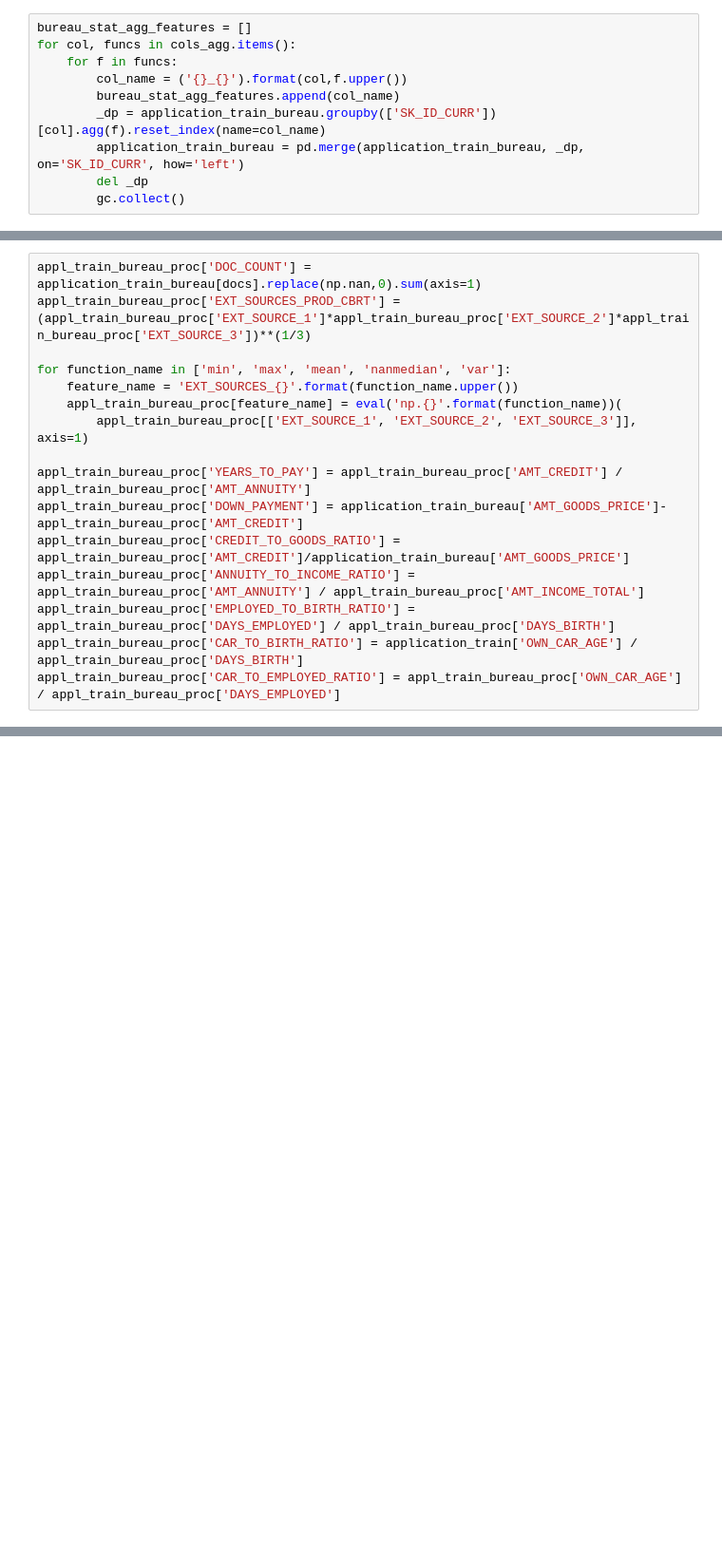
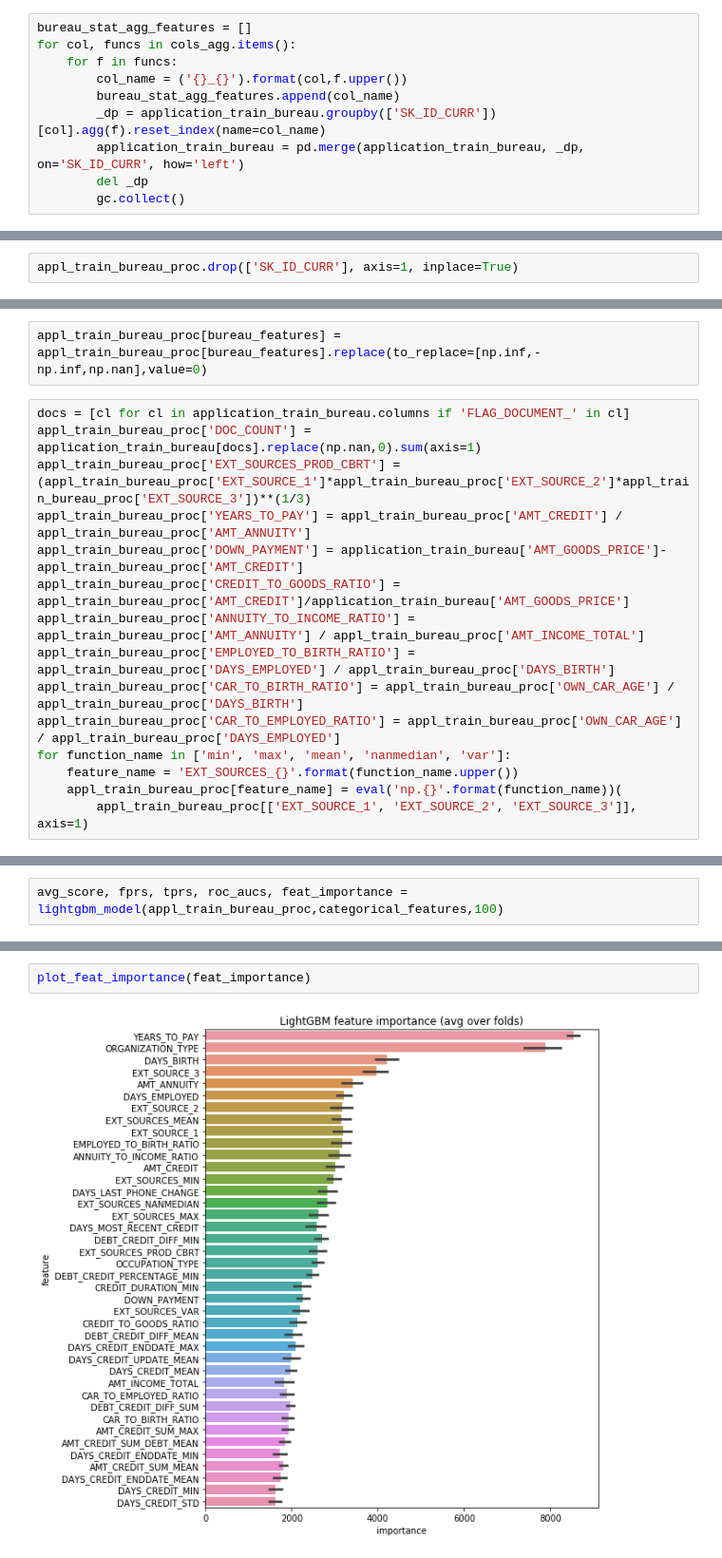
Before and after one commit to aminesnow/ML, a Jupyter notebook: python_applications/credit_default_risk/credit_default_risk_study.ipynb, the cells around one changed output, grey strips where cells are left out. Shown at 95% size. Saved outputs shown, nothing was run; the diff lists cells and outputs as text; blank space fills up the shorter version.

Commit message:
tested lightgbm with bureau features

```diff
--- a/python_applications/credit_default_risk/credit_default_risk_study.ipynb
+++ b/python_applications/credit_default_risk/credit_default_risk_study.ipynb
@@ -1528,0 +1623,2 @@ appl_train_bureau_proc.info()
+# %%
+appl_train_bureau_proc.drop(['SK_ID_CURR'], axis=1, inplace=True)
@@ -1529,16 +1655,17 @@ appl_train_bureau_proc.info()
+# %%
+appl_train_bureau_proc[bureau_features] = appl_train_bureau_proc[bureau_features].replace(to_replace=[np.inf,-np.inf,np.nan],value=0)
 # %%
+docs = [cl for cl in application_train_bureau.columns if 'FLAG_DOCUMENT_' in cl]
 appl_train_bureau_proc['DOC_COUNT'] = application_train_bureau[docs].replace(np.nan,0).sum(axis=1)
 appl_train_bureau_proc['EXT_SOURCES_PROD_CBRT'] = (appl_train_bureau_proc['EXT_SOURCE_1']*appl_train_bureau_proc['EXT_SOURCE_2']*appl_train_bureau_proc['EXT_SOURCE_3'])**(1/3)
-
-for function_name in ['min', 'max', 'mean', 'nanmedian', 'var']:
-    feature_name = 'EXT_SOURCES_{}'.format(function_name.upper())
-    appl_train_bureau_proc[feature_name] = eval('np.{}'.format(function_name))(
-        appl_train_bureau_proc[['EXT_SOURCE_1', 'EXT_SOURCE_2', 'EXT_SOURCE_3']], axis=1)
-
 appl_train_bureau_proc['YEARS_TO_PAY'] = appl_train_bureau_proc['AMT_CREDIT'] / appl_train_bureau_proc['AMT_ANNUITY']
 appl_train_bureau_proc['DOWN_PAYMENT'] = application_train_bureau['AMT_GOODS_PRICE']-appl_train_bureau_proc['AMT_CREDIT']
 appl_train_bureau_proc['CREDIT_TO_GOODS_RATIO'] = appl_train_bureau_proc['AMT_CREDIT']/application_train_bureau['AMT_GOODS_PRICE']
 appl_train_bureau_proc['ANNUITY_TO_INCOME_RATIO'] = appl_train_bureau_proc['AMT_ANNUITY'] / appl_train_bureau_proc['AMT_INCOME_TOTAL']
 appl_train_bureau_proc['EMPLOYED_TO_BIRTH_RATIO'] = appl_train_bureau_proc['DAYS_EMPLOYED'] / appl_train_bureau_proc['DAYS_BIRTH']
-appl_train_bureau_proc['CAR_TO_BIRTH_RATIO'] = application_train['OWN_CAR_AGE'] / appl_train_bureau_proc['DAYS_BIRTH']
+appl_train_bureau_proc['CAR_TO_BIRTH_RATIO'] = appl_train_bureau_proc['OWN_CAR_AGE'] / appl_train_bureau_proc['DAYS_BIRTH']
 appl_train_bureau_proc['CAR_TO_EMPLOYED_RATIO'] = appl_train_bureau_proc['OWN_CAR_AGE'] / appl_train_bureau_proc['DAYS_EMPLOYED']
+for function_name in ['min', 'max', 'mean', 'nanmedian', 'var']:
+    feature_name = 'EXT_SOURCES_{}'.format(function_name.upper())
+    appl_train_bureau_proc[feature_name] = eval('np.{}'.format(function_name))(
+        appl_train_bureau_proc[['EXT_SOURCE_1', 'EXT_SOURCE_2', 'EXT_SOURCE_3']], axis=1)
@@ -1544,0 +1679,2 @@ appl_train_bureau_proc['CAR_TO_EMPLOYED_RATIO'] = appl_train_bureau_proc['OWN_CA
+# %%
+avg_score, fprs, tprs, roc_aucs, feat_importance = lightgbm_model(appl_train_bureau_proc,categorical_features,100)
@@ -1544,0 +1752,4 @@ appl_train_bureau_proc['CAR_TO_EMPLOYED_RATIO'] = appl_train_bureau_proc['OWN_CA
+# %%
+plot_feat_importance(feat_importance)
+# %% [output]
+[figure, added]
```
Also changed, not shown: parts of 38 cells of this notebook.
